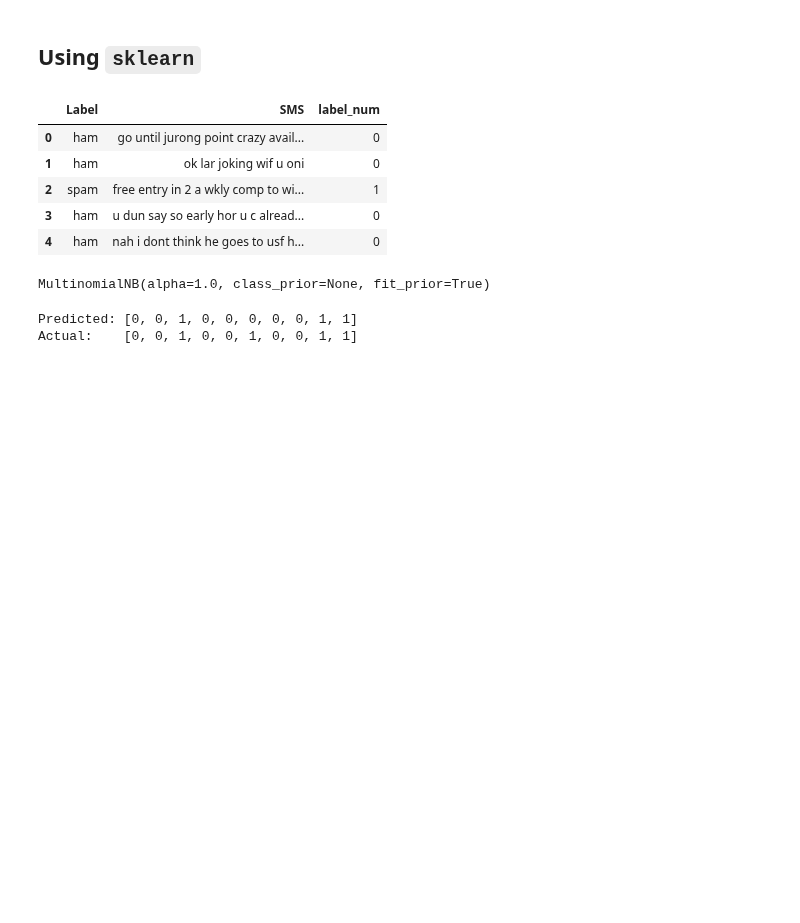
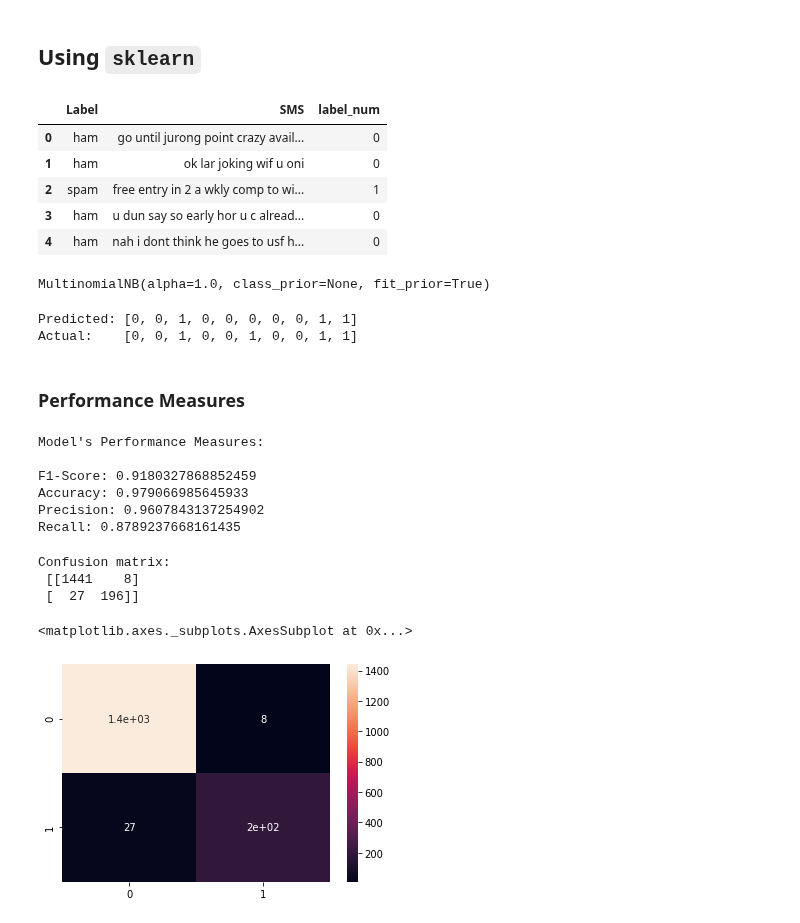
Before and after one commit to ravi-prakash1907/Machine-Learning-for-Cyber-Security, a Jupyter notebook: frombeg/smsClassifactio.ipynb, the cells around one changed output. Cells and saved outputs as stored; diff of their text form; code cells hidden in the pictures; blank space fills up the shorter version.

```diff
--- a/frombeg/smsClassifactio.ipynb
+++ b/frombeg/smsClassifactio.ipynb
@@ -461,3 +467,8 @@ print("Predicted: {} \nActual:    {}".format(list(predictions),list(df['label_nu
 # %% [output]
 Predicted: [0, 0, 1, 0, 0, 0, 0, 0, 1, 1]
 Actual:    [0, 0, 1, 0, 0, 1, 0, 0, 1, 1]
+# %% [markdown]
+### Performance Measures
+# %%
+total_count = vectorizer.transform(X_test)
+predictions = classifier.predict(total_count)
@@ -463,0 +481,21 @@ Actual:    [0, 0, 1, 0, 0, 1, 0, 0, 1, 1]
+# %%
+print("Model's Performance Measures:\n")
+print("F1-Score: {} \nAccuracy: {} \nPrecision: {} \nRecall: {}".format(f1Score,accuracy,precision,recall))
+# %% [output]
+Model's Performance Measures:
+
+F1-Score: 0.9180327868852459
+Accuracy: 0.979066985645933
+Precision: 0.9607843137254902
+Recall: 0.8789237668161435
+# %%
+cf_matrix = confusion_matrix(y_test,predictions)
+print("Confusion matrix: \n", cf_matrix, "\n")
+
+sns.heatmap(cf_matrix, annot=True)
+# %% [output]
+Confusion matrix:
+ [[1441    8]
+ [  27  196]]
+<matplotlib.axes._subplots.AxesSubplot at 0x...>
+[figure, added]
```
Also changed, not shown: parts of 8 cells of this notebook.
